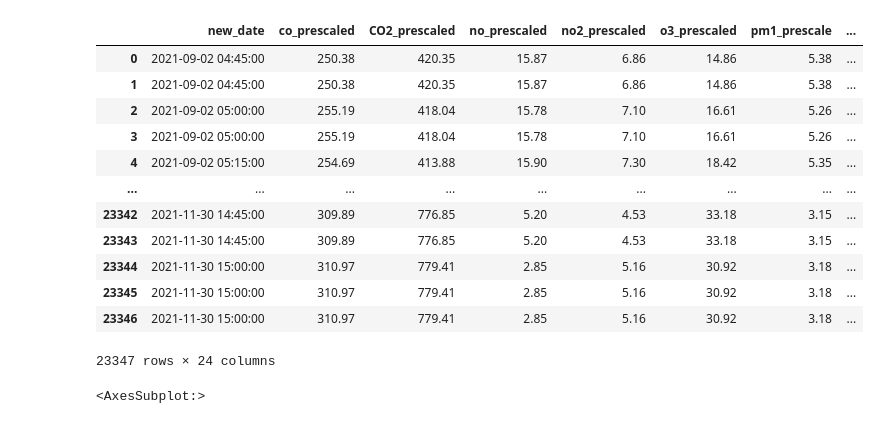
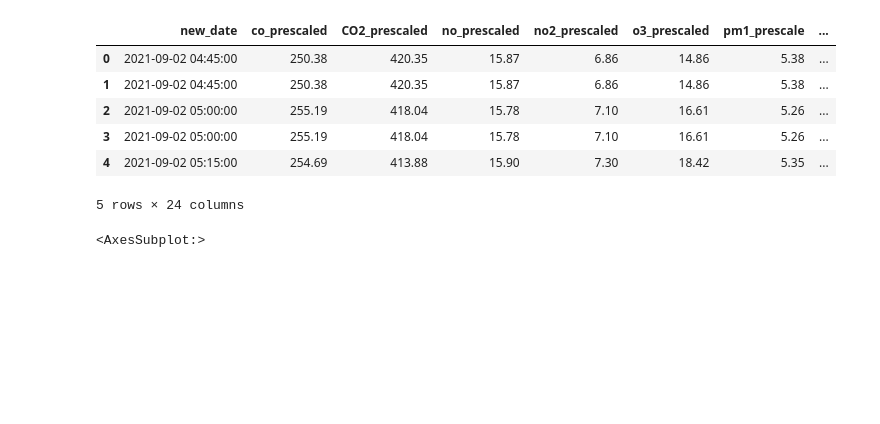
Before and after one commit to mihakim2/2021Fall_finals, a Jupyter notebook: correlations.ipynb, the cells around one changed output. Saved outputs shown, nothing was run; the diff lists cells and outputs as text; code cells hidden in the pictures; blank space fills up the shorter version.

```diff
--- a/correlations.ipynb
+++ b/correlations.ipynb
@@ -49,17 +33,11 @@ temp_df
 # %%
 final_df = df3.merge(temp_df, on='new_date')
-final_df
+final_df.head(5)
 # %% [output]
 |  | new_date | co_prescaled | CO2_prescaled | no_prescaled | no2_prescaled | o3_prescaled | pm1_prescale | ... |
 | 0 | 2021-09-02 04:45:00 | 250.38 | 420.35 | 15.87 | 6.86 | 14.86 | 5.38 | ... |
 | 1 | 2021-09-02 04:45:00 | 250.38 | 420.35 | 15.87 | 6.86 | 14.86 | 5.38 | ... |
 | 2 | 2021-09-02 05:00:00 | 255.19 | 418.04 | 15.78 | 7.10 | 16.61 | 5.26 | ... |
 | 3 | 2021-09-02 05:00:00 | 255.19 | 418.04 | 15.78 | 7.10 | 16.61 | 5.26 | ... |
 | 4 | 2021-09-02 05:15:00 | 254.69 | 413.88 | 15.90 | 7.30 | 18.42 | 5.35 | ... |
-| ... | ... | ... | ... | ... | ... | ... | ... | ... |
-| 23342 | 2021-11-30 14:45:00 | 309.89 | 776.85 | 5.20 | 4.53 | 33.18 | 3.15 | ... |
-| 23343 | 2021-11-30 14:45:00 | 309.89 | 776.85 | 5.20 | 4.53 | 33.18 | 3.15 | ... |
-| 23344 | 2021-11-30 15:00:00 | 310.97 | 779.41 | 2.85 | 5.16 | 30.92 | 3.18 | ... |
-| 23345 | 2021-11-30 15:00:00 | 310.97 | 779.41 | 2.85 | 5.16 | 30.92 | 3.18 | ... |
-| 23346 | 2021-11-30 15:00:00 | 310.97 | 779.41 | 2.85 | 5.16 | 30.92 | 3.18 | ... |
-23347 rows × 24 columns
+5 rows × 24 columns
```
Also changed, not shown: parts of 14 cells of this notebook.
